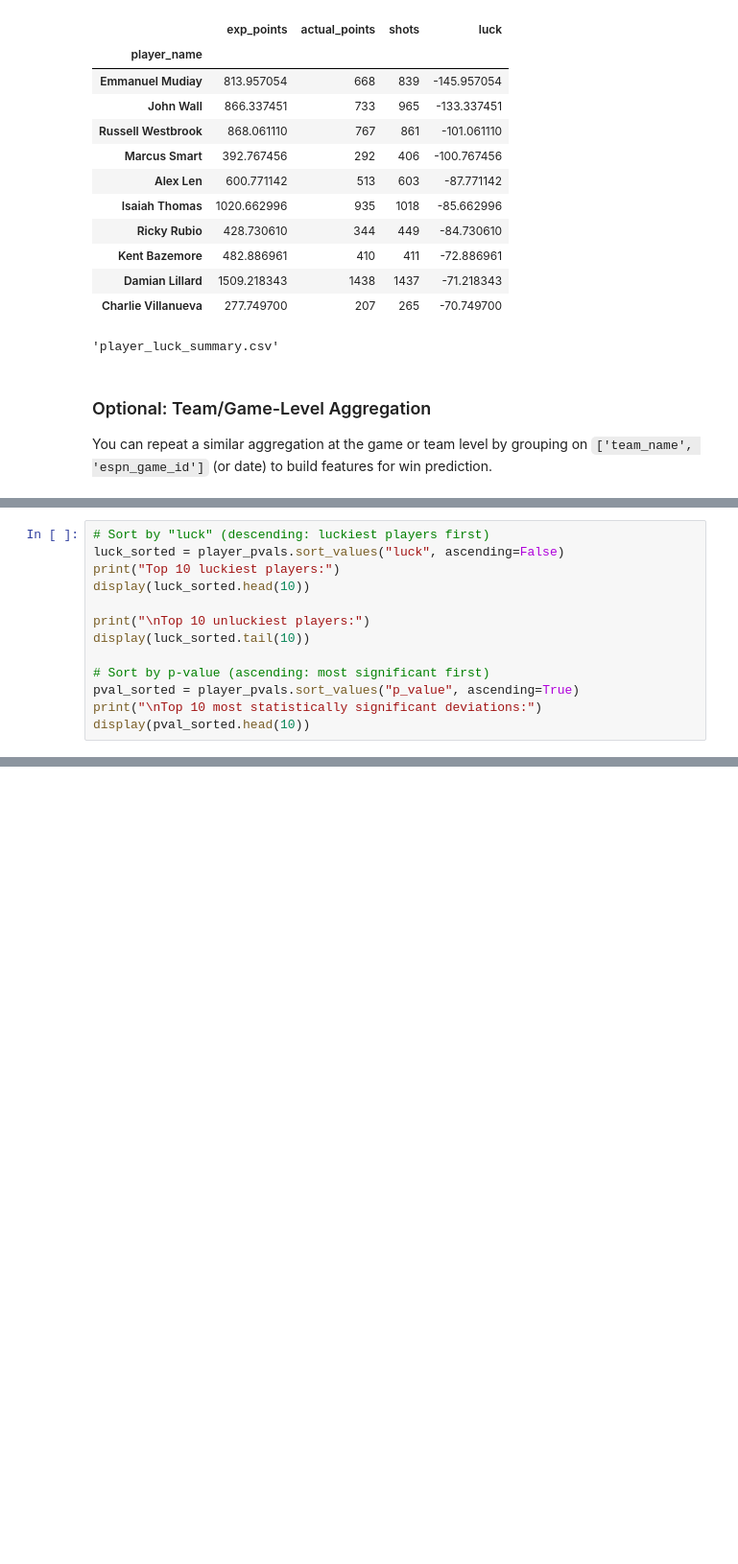
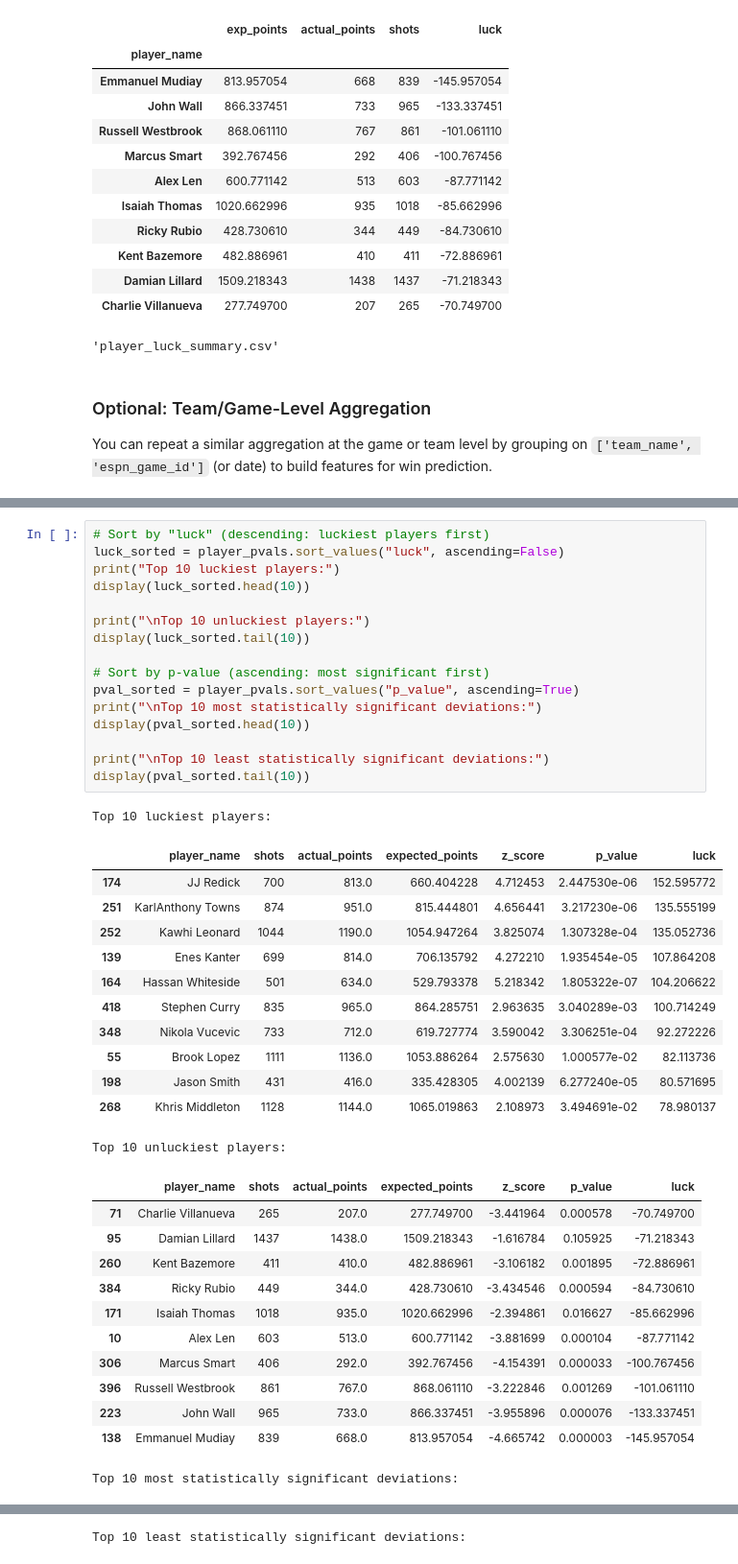
Before and after one commit to bnamm1/nba-shot-quality, a Jupyter notebook: nba_shot_quality_pipeline.ipynb, the cells around one changed output, grey strips where cells are left out. Shown: that part at 96% size. Saved outputs shown, nothing was run; the diff lists cells and outputs as text; blank space fills up the shorter version.

```diff
--- a/nba_shot_quality_pipeline.ipynb
+++ b/nba_shot_quality_pipeline.ipynb
@@ -288,15 +291,44 @@ player_pvals.head(10)
 # %% [output]
 NameError: name 'df_enc' is not defined
-# %%
-# Sort by "luck" (descending: luckiest players first)
-luck_sorted = player_pvals.sort_values("luck", ascending=False)
-print("Top 10 luckiest players:")
-display(luck_sorted.head(10))
-
-print("\nTop 10 unluckiest players:")
-display(luck_sorted.tail(10))
-
-# Sort by p-value (ascending: most significant first)
-pval_sorted = player_pvals.sort_values("p_value", ascending=True)
-print("\nTop 10 most statistically significant deviations:")
-display(pval_sorted.head(10))
+# %%
+# Sort by "luck" (descending: luckiest players first)
+luck_sorted = player_pvals.sort_values("luck", ascending=False)
+print("Top 10 luckiest players:")
+display(luck_sorted.head(10))
+
+print("\nTop 10 unluckiest players:")
+display(luck_sorted.tail(10))
+
+# Sort by p-value (ascending: most significant first)
+pval_sorted = player_pvals.sort_values("p_value", ascending=True)
+print("\nTop 10 most statistically significant deviations:")
+display(pval_sorted.head(10))
+
+print("\nTop 10 least statistically significant deviations:")
+display(pval_sorted.tail(10))
+# %% [output]
+Top 10 luckiest players:
+|  | player_name | shots | actual_points | expected_points | z_score | p_value | luck |
+| 174 | JJ Redick | 700 | 813.0 | 660.404228 | 4.712453 | 2.447530e-06 | 152.595772 |
+| 251 | KarlAnthony Towns | 874 | 951.0 | 815.444801 | 4.656441 | 3.217230e-06 | 135.555199 |
+| 252 | Kawhi Leonard | 1044 | 1190.0 | 1054.947264 | 3.825074 | 1.307328e-04 | 135.052736 |
+| 139 | Enes Kanter | 699 | 814.0 | 706.135792 | 4.272210 | 1.935454e-05 | 107.864208 |
+| 164 | Hassan Whiteside | 501 | 634.0 | 529.793378 | 5.218342 | 1.805322e-07 | 104.206622 |
+| 418 | Stephen Curry | 835 | 965.0 | 864.285751 | 2.963635 | 3.040289e-03 | 100.714249 |
+| 348 | Nikola Vucevic | 733 | 712.0 | 619.727774 | 3.590042 | 3.306251e-04 | 92.272226 |
+| 55 | Brook Lopez | 1111 | 1136.0 | 1053.886264 | 2.575630 | 1.000577e-02 | 82.113736 |
+| 198 | Jason Smith | 431 | 416.0 | 335.428305 | 4.002139 | 6.277240e-05 | 80.571695 |
+| 268 | Khris Middleton | 1128 | 1144.0 | 1065.019863 | 2.108973 | 3.494691e-02 | 78.980137 |
+Top 10 unluckiest players:
+|  | player_name | shots | actual_points | expected_points | z_score | p_value | luck |
+| 71 | Charlie Villanueva | 265 | 207.0 | 277.749700 | -3.441964 | 0.000578 | -70.749700 |
+| 95 | Damian Lillard | 1437 | 1438.0 | 1509.218343 | -1.616784 | 0.105925 | -71.218343 |
+| 260 | Kent Bazemore | 411 | 410.0 | 482.886961 | -3.106182 | 0.001895 | -72.886961 |
+| 384 | Ricky Rubio | 449 | 344.0 | 428.730610 | -3.434546 | 0.000594 | -84.730610 |
+| 171 | Isaiah Thomas | 1018 | 935.0 | 1020.662996 | -2.394861 | 0.016627 | -85.662996 |
+| 10 | Alex Len | 603 | 513.0 | 600.771142 | -3.881699 | 0.000104 | -87.771142 |
+| 306 | Marcus Smart | 406 | 292.0 | 392.767456 | -4.154391 | 0.000033 | -100.767456 |
+| 396 | Russell Westbrook | 861 | 767.0 | 868.061110 | -3.222846 | 0.001269 | -101.061110 |
+| 223 | John Wall | 965 | 733.0 | 866.337451 | -3.955896 | 0.000076 | -133.337451 |
+| 138 | Emmanuel Mudiay | 839 | 668.0 | 813.957054 | -4.665742 | 0.000003 | -145.957054 |
+Top 10 most statistically significant deviations:
@@ -302,0 +346 @@ display(pval_sorted.head(10))
+Top 10 least statistically significant deviations:
```
Also changed, not shown: parts of 4 cells of this notebook, 2 other files.
